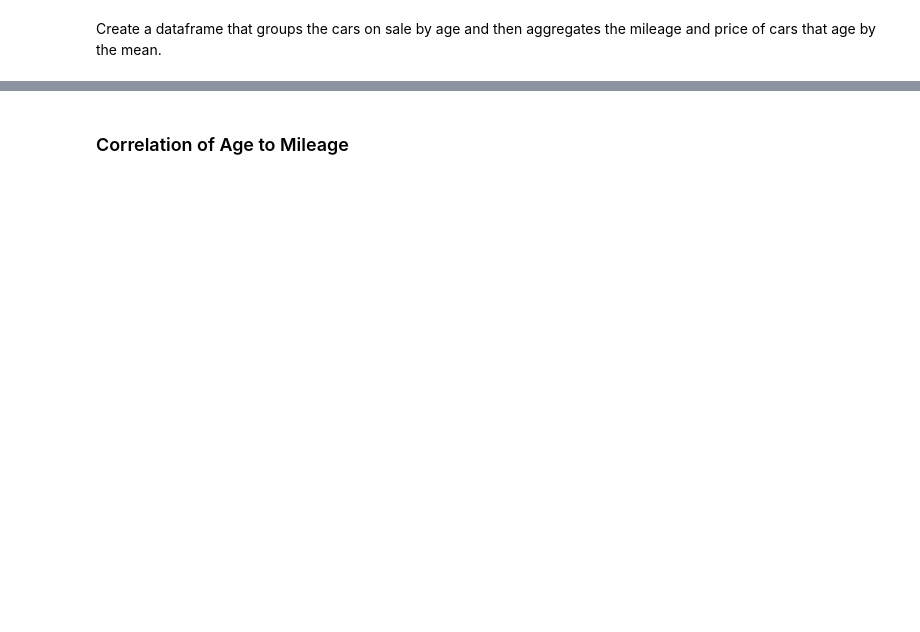
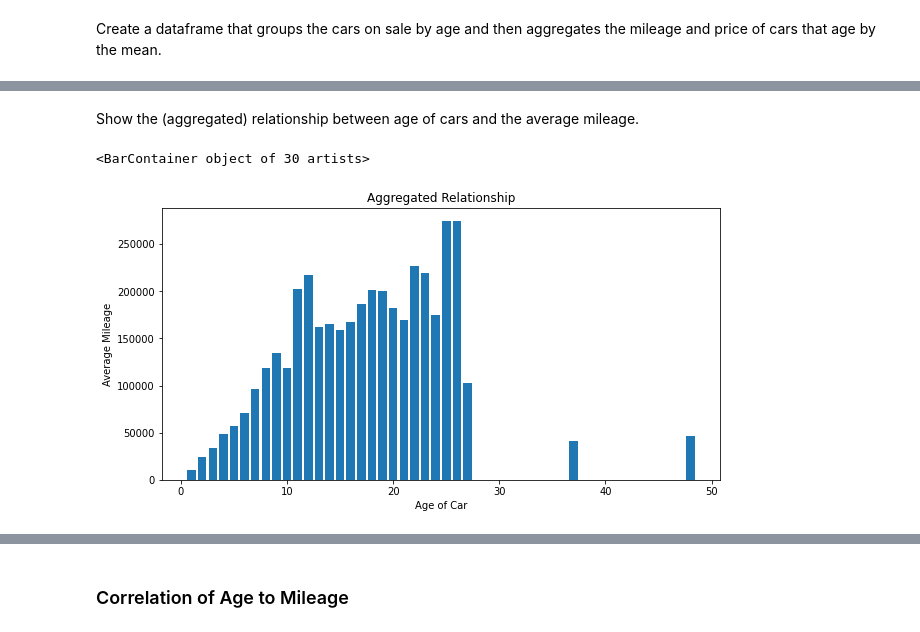
Before and after one commit to arjneal/DataScience, a Jupyter notebook: data_analytics/code_files/car_sales.ipynb, the cells around one changed output, grey strips where cells are left out. Cells and saved outputs as stored; diff of their text form; code cells hidden in the pictures; blank space fills up the shorter version.

```diff
--- a/data_analytics/code_files/car_sales.ipynb
+++ b/data_analytics/code_files/car_sales.ipynb
@@ -201,0 +186,11 @@ Indexing with multiple keys (implicitly converted to a tuple of keys) will be de
+# %% [markdown]
+Show the (aggregated) relationship between age of cars and the average mileage.
+# %%
+fig = plt.figure(figsize = (10, 5))
+plt.xlabel("Age of Car")
+plt.ylabel("Average Mileage")
+plt.title("Aggregated Relationship")
+plt.bar(x= gdf.age, height = gdf.mileage)
+# %% [output]
+<BarContainer object of 30 artists>
+[figure, added]
```
Also changed, not shown: parts of 24 cells of this notebook.
